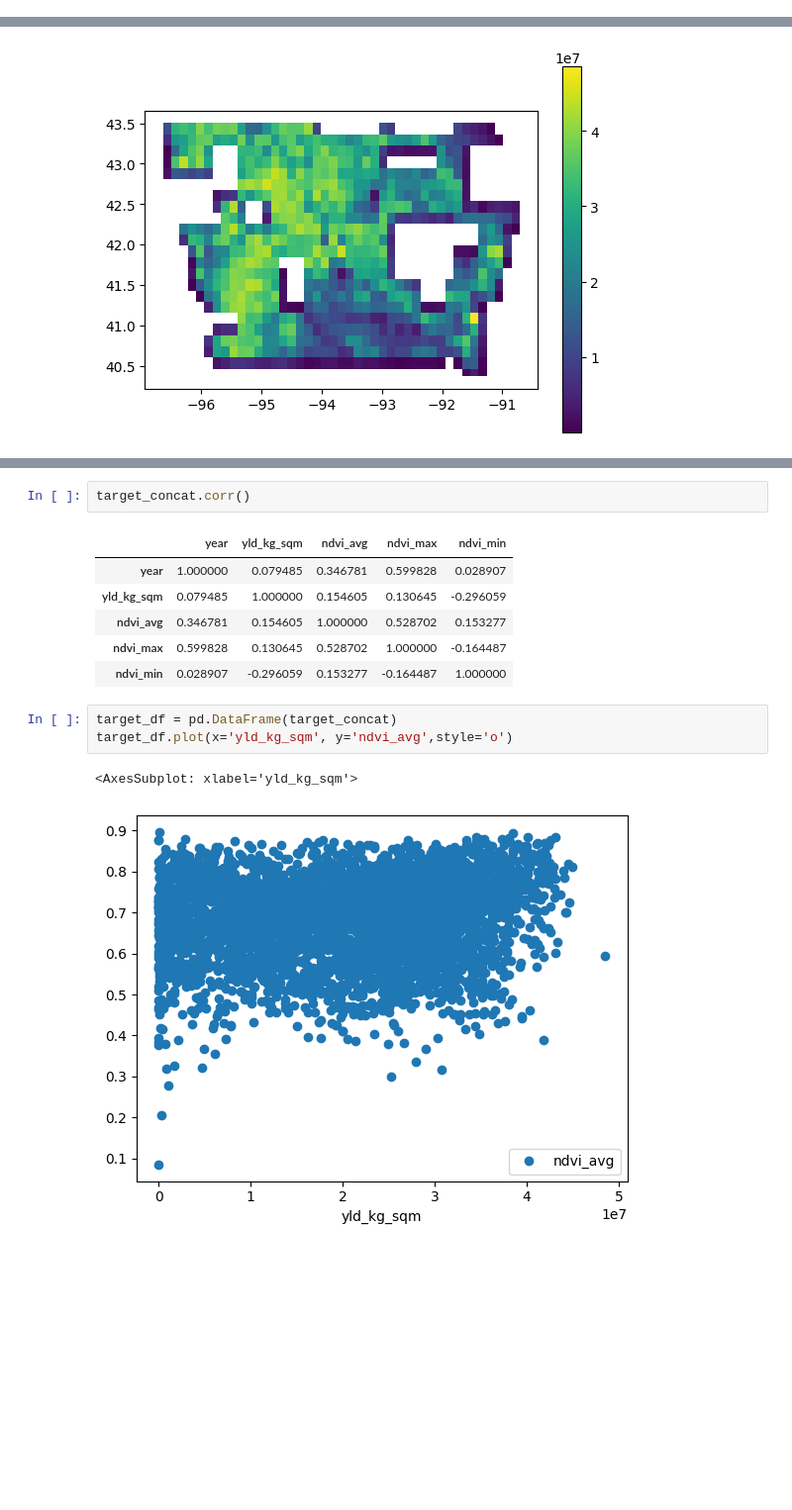
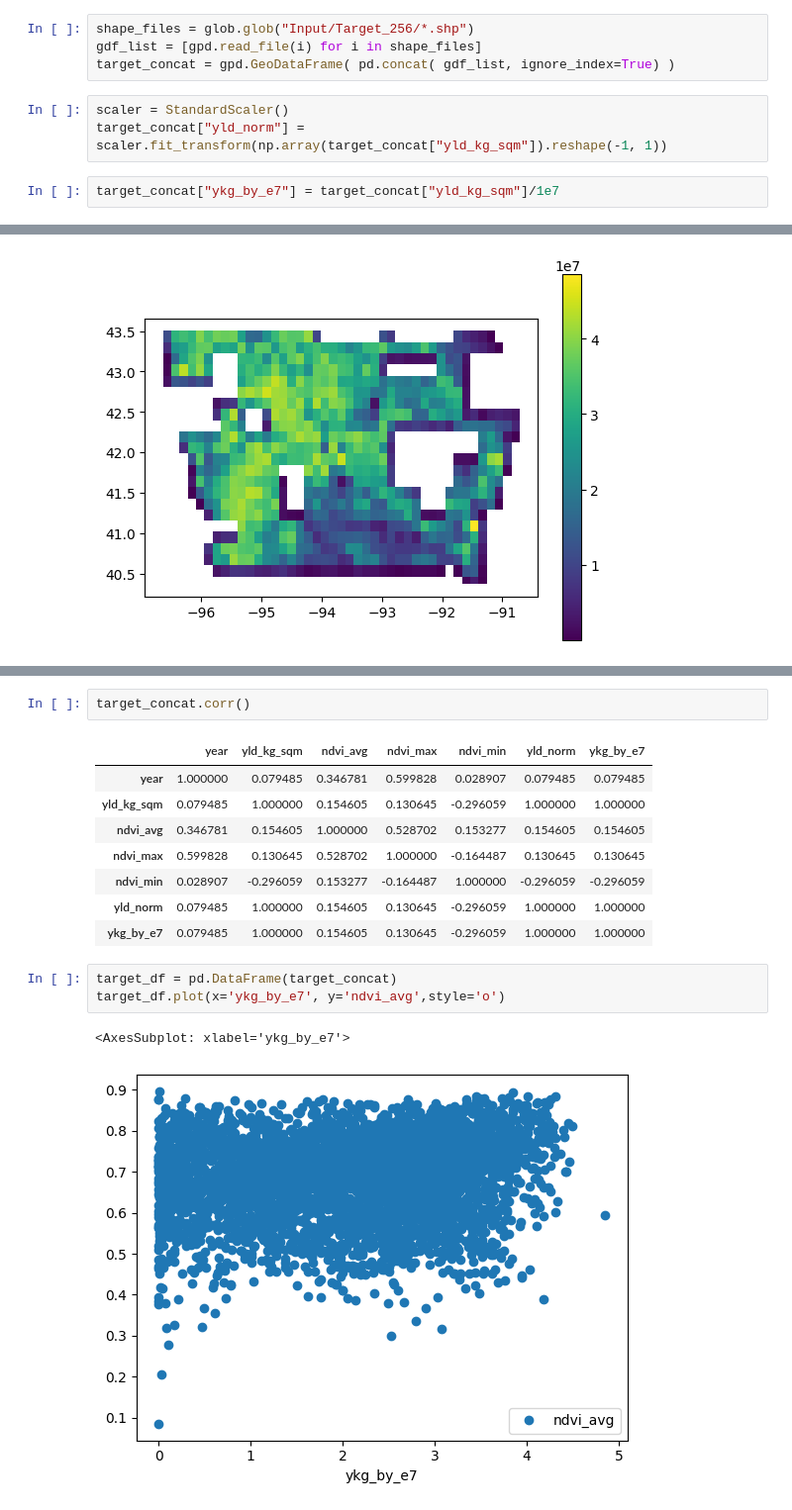
Before and after one commit to Arun-1997/Msc_Thesis, a Jupyter notebook: ndvi_corr.ipynb, the cells around one changed output, grey strips where cells are left out. Shown at 99% size. Saved outputs shown, nothing was run; the diff lists cells and outputs as text; blank space fills up the shorter version.

Commit message:
Update on patch creation and model running. Target value is divided by 1e7

```diff
--- a/ndvi_corr.ipynb
+++ b/ndvi_corr.ipynb
@@ -159,0 +139,9 @@ len(target_concat.query('patch_name == "Iowa_2016_july_10240-3840"')["yld_kg_sqm
+# %%
+shape_files = glob.glob("Input/Target_256/*.shp")
+gdf_list = [gpd.read_file(i) for i in shape_files]
+target_concat = gpd.GeoDataFrame( pd.concat( gdf_list, ignore_index=True) )
+# %%
+scaler = StandardScaler()
+target_concat["yld_norm"] = scaler.fit_transform(np.array(target_concat["yld_kg_sqm"]).reshape(-1, 1))
+# %%
+target_concat["ykg_by_e7"] = target_concat["yld_kg_sqm"]/1e7
@@ -165,15 +169,17 @@ target_concat.query('year == 2021').plot(column='yld_kg_sqm',legend=True)
 # %%
 target_concat.corr()
 # %% [output]
-|  | year | yld_kg_sqm | ndvi_avg | ndvi_max | ndvi_min |
-| year | 1.000000 | 0.079485 | 0.346781 | 0.599828 | 0.028907 |
-| yld_kg_sqm | 0.079485 | 1.000000 | 0.154605 | 0.130645 | -0.296059 |
-| ndvi_avg | 0.346781 | 0.154605 | 1.000000 | 0.528702 | 0.153277 |
-| ndvi_max | 0.599828 | 0.130645 | 0.528702 | 1.000000 | -0.164487 |
-| ndvi_min | 0.028907 | -0.296059 | 0.153277 | -0.164487 | 1.000000 |
+|  | year | yld_kg_sqm | ndvi_avg | ndvi_max | ndvi_min | yld_norm | ykg_by_e7 |
+| year | 1.000000 | 0.079485 | 0.346781 | 0.599828 | 0.028907 | 0.079485 | 0.079485 |
+| yld_kg_sqm | 0.079485 | 1.000000 | 0.154605 | 0.130645 | -0.296059 | 1.000000 | 1.000000 |
+| ndvi_avg | 0.346781 | 0.154605 | 1.000000 | 0.528702 | 0.153277 | 0.154605 | 0.154605 |
+| ndvi_max | 0.599828 | 0.130645 | 0.528702 | 1.000000 | -0.164487 | 0.130645 | 0.130645 |
+| ndvi_min | 0.028907 | -0.296059 | 0.153277 | -0.164487 | 1.000000 | -0.296059 | -0.296059 |
+| yld_norm | 0.079485 | 1.000000 | 0.154605 | 0.130645 | -0.296059 | 1.000000 | 1.000000 |
+| ykg_by_e7 | 0.079485 | 1.000000 | 0.154605 | 0.130645 | -0.296059 | 1.000000 | 1.000000 |
 # %%
 target_df = pd.DataFrame(target_concat)
-target_df.plot(x='yld_kg_sqm', y='ndvi_avg',style='o')
+target_df.plot(x='ykg_by_e7', y='ndvi_avg',style='o')
 # %% [output]
-<AxesSubplot: xlabel='yld_kg_sqm'>
+<AxesSubplot: xlabel='ykg_by_e7'>
-[figure, old version]
+[figure, new version]
```
Also changed, not shown: parts of 6 cells of this notebook, 2 other files.
